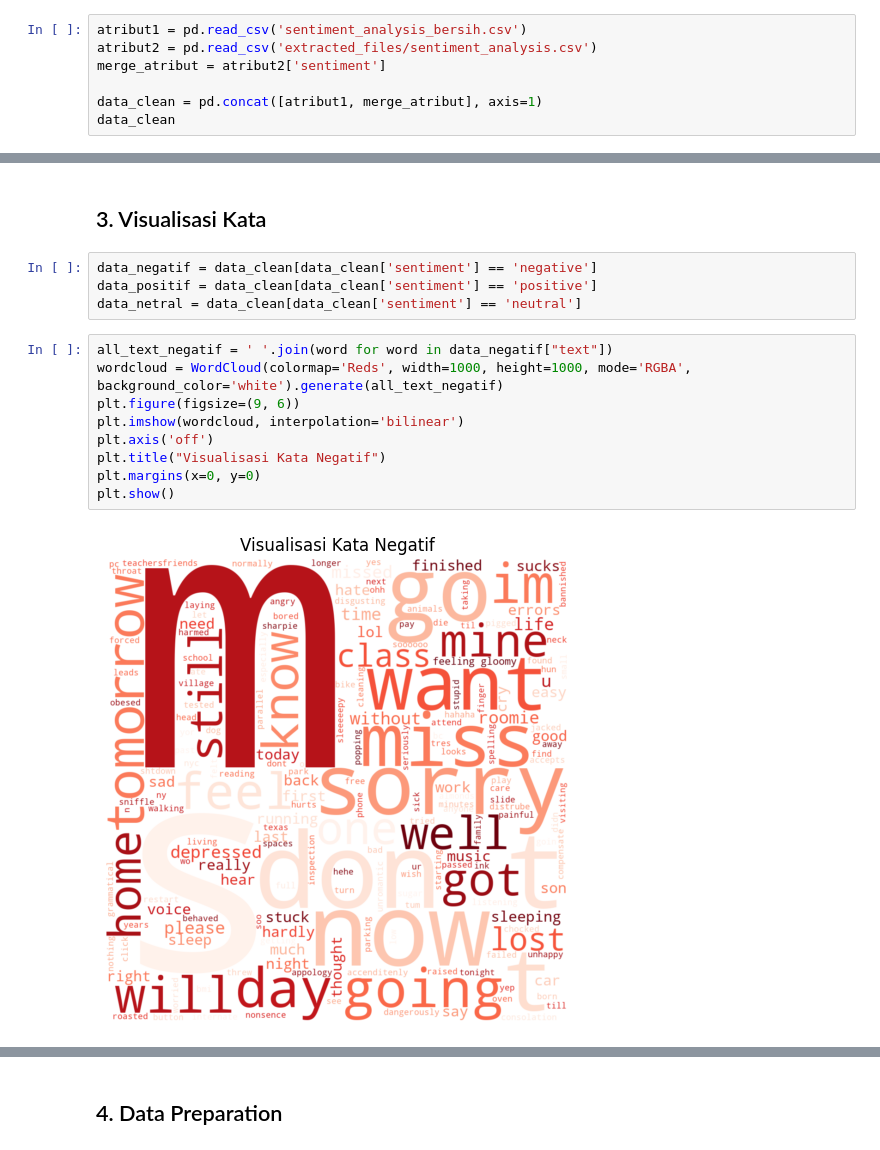
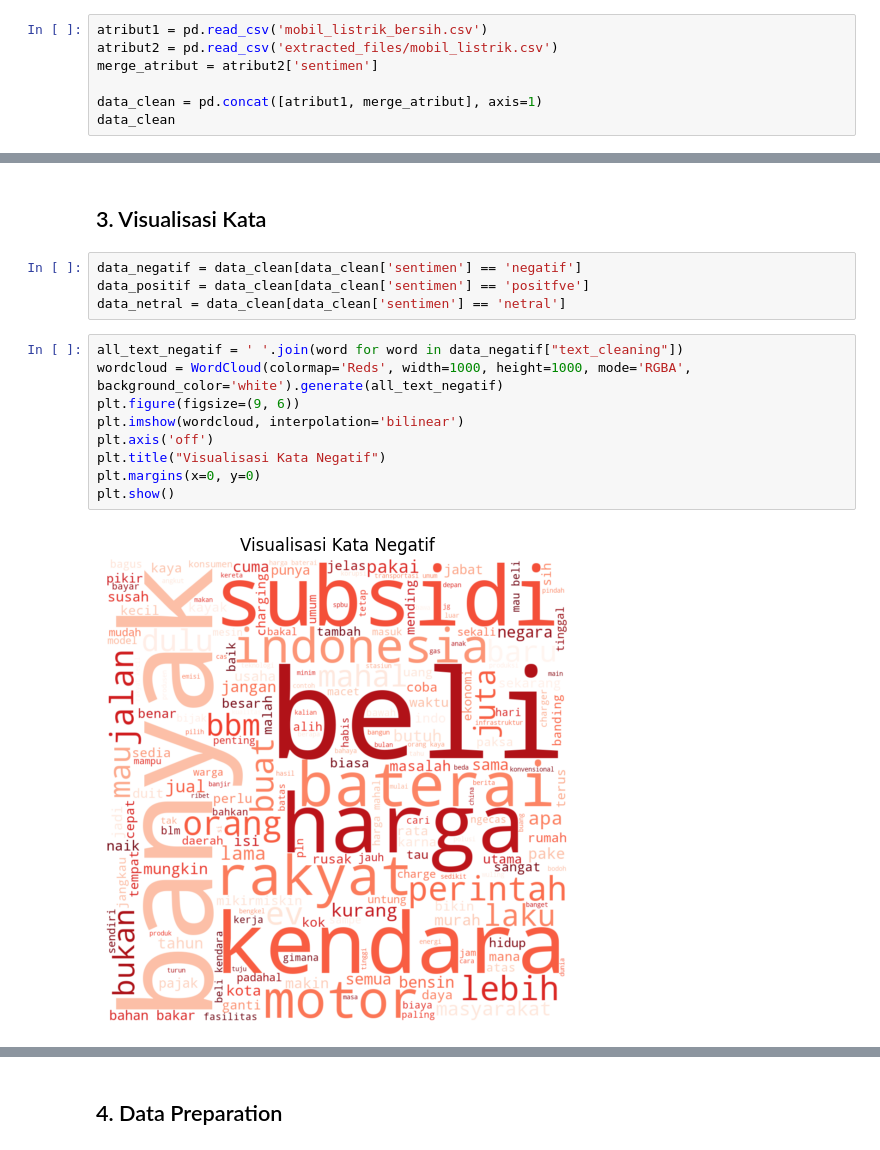
Before and after one commit to ulimamunas/SentimentAnalysis-Bengkod, a Jupyter notebook: sentiment.ipynb, the cells around one changed output, grey strips where cells are left out. Drawn from its saved outputs; the diff is of its cells as text.

```diff
--- a/sentiment.ipynb
+++ b/sentiment.ipynb
@@ -270,7 +253,7 @@ data_clean.head()
 # %%
-atribut1 = pd.read_csv('sentiment_analysis_bersih.csv')
-atribut2 = pd.read_csv('extracted_files/sentiment_analysis.csv')
-merge_atribut = atribut2['sentiment']
+atribut1 = pd.read_csv('mobil_listrik_bersih.csv')
+atribut2 = pd.read_csv('extracted_files/mobil_listrik.csv')
+merge_atribut = atribut2['sentimen']
 
 data_clean = pd.concat([atribut1, merge_atribut], axis=1)
 data_clean
@@ -309,18 +292,18 @@ data_clean
 # %% [markdown]
 ## 3. Visualisasi Kata
 # %%
-data_negatif = data_clean[data_clean['sentiment'] == 'negative']
-data_positif = data_clean[data_clean['sentiment'] == 'positive']
-data_netral = data_clean[data_clean['sentiment'] == 'neutral']
+data_negatif = data_clean[data_clean['sentimen'] == 'negatif']
+data_positif = data_clean[data_clean['sentimen'] == 'positfve']
+data_netral = data_clean[data_clean['sentimen'] == 'netral']
 # %%
-all_text_negatif = ' '.join(word for word in data_negatif["text"])
+all_text_negatif = ' '.join(word for word in data_negatif["text_cleaning"])
 wordcloud = WordCloud(colormap='Reds', width=1000, height=1000, mode='RGBA', background_color='white').generate(all_text_negatif)
 plt.figure(figsize=(9, 6))
 plt.imshow(wordcloud, interpolation='bilinear')
 plt.axis('off')
 plt.title("Visualisasi Kata Negatif")
 plt.margins(x=0, y=0)
 plt.show()
 # %% [output]
-[figure, old version]
+[figure, new version]
 # %%
```
Also changed, not shown: parts of 28 cells of this notebook.
